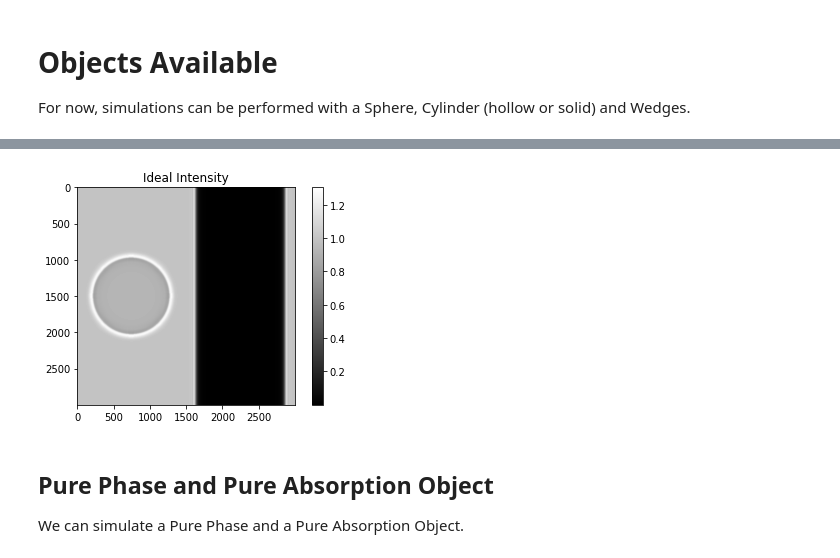
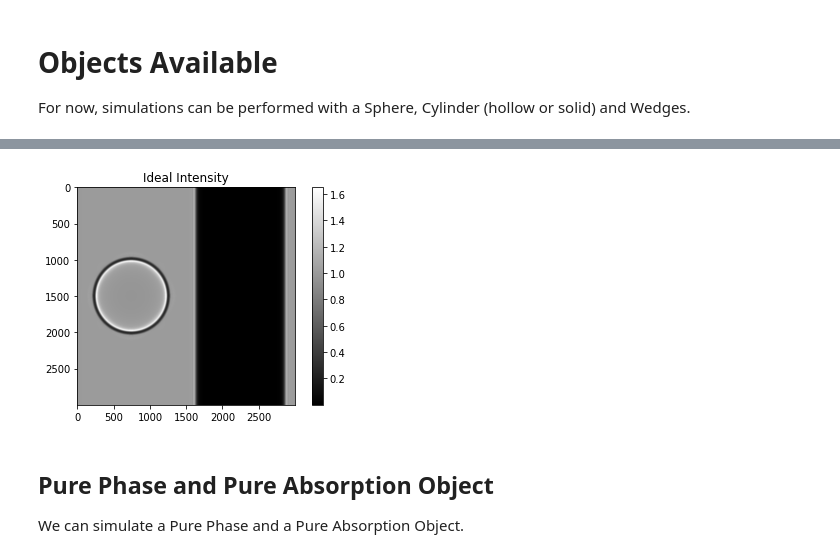
Before and after one commit to PREDICO-Project/XPCIpy, a Jupyter notebook: Notebooks/Propagation.ipynb, the cells around one changed output, grey strips where cells are left out. Cells and saved outputs as stored; diff of their text form; code cells hidden in the pictures.

```diff
--- a/Notebooks/Propagation.ipynb
+++ b/Notebooks/Propagation.ipynb
@@ -92,35 +89,36 @@ import src.PCSim.Objects as obj
 import src.PCSim.detector as det
 import src.PCSim.source as source
 
 
 n = 1000
 DOD = 1000
 DSO = 1000
 DSD = 1500
 pixel_size = 1
 Beam_distribution = 'Conical'
 detector_pixel_size = 1
 detector_FWHM = 20
 energy = 20
 
 MyGeometry = geom.Geometry(DSD)
 MySource = source.Source((0.1,0.1),'Mono', energy, Beam_distribution, pixel_size)
 MyDetector = det.Detector('Realistic', detector_pixel_size, detector_FWHM, 'gaussian', pixel_size)
 
 
-MyObject1 = obj.Sphere(n, 350, pixel_size, 'H2O', 1000, -n//2, 0)
+#MyObject1 = obj.Sphere(n, 350, pixel_size, 'H2O', 1000, -n//2, 0)
+MyObject1 = obj.Sphere(n, 0, 350, pixel_size, 'H2O', 1000, -n//2, 0)
 MyObject2 = obj.Cylinder(n, outer_radius=200, inner_radius=0,Orientation='Vertical',pixel_size=pixel_size, material='Au', DSO = 500, x_shift_px=n//2, y_shift_px=0)
 
 Sample = [MyObject1, MyObject2]
 Intensity = exp.Experiment_Inline(n, MyGeometry, MySource, MyDetector, Sample, padding=n//4)
 
 
 plt.imshow(Intensity,  'gray')
 plt.title('Ideal Intensity')
 plt.colorbar()
 plt.show()
 # %% [output]
-[figure, old version]
+[figure, new version]
 # %% [markdown]
 ## Pure Phase and Pure Absorption Object
 We can simulate a Pure Phase and a Pure Absorption Object.
```
Also changed, not shown: parts of 5 cells of this notebook, 23 other files.
